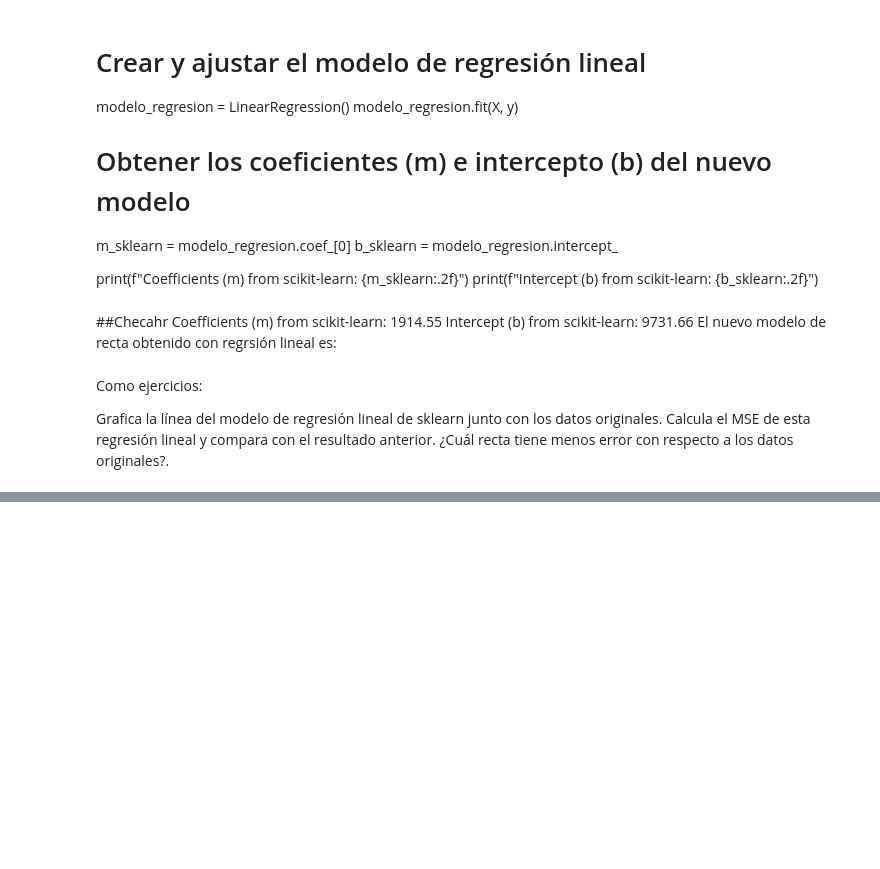
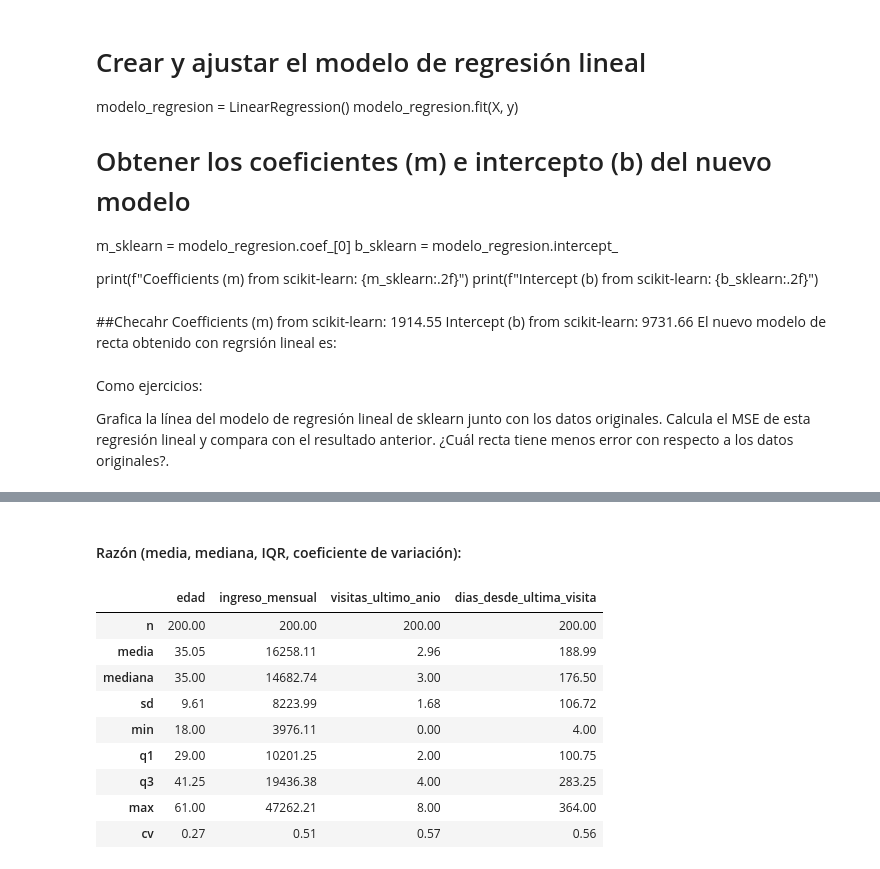
Before and after one commit to 3dgarxx3/Mineria_Datos, a Jupyter notebook: Libreta1.ipynb, the cells around one changed output, grey strips where cells are left out. Drawn from its saved outputs; the diff is of its cells as text; code cells hidden in the pictures; blank space fills up the shorter version.

```diff
--- a/Libreta1.ipynb
+++ b/Libreta1.ipynb
@@ -776,0 +819,20 @@ Calcula el MSE de esta regresión lineal y compara con el resultado anterior.
+# %%
+# Nominal → category (sin orden)
+df["genero"] = df["genero"].astype("category")
+df["ciudad"] = df["ciudad"].astype("category")
+
+# Ordinal → category con orden
+segmento_cat = pd.CategoricalDtype(categories=["Estándar", "Oro", "Platino"], ordered=True) #Es categorico pero es ordinal
+df["segmento"] = df["segmento"].astype(segmento_cat)
+
+satisfaccion_cat = pd.CategoricalDtype(categories=[1,2,3,4,5], ordered=True)
+df["satisfaccion"] = df["satisfaccion"].astype(satisfaccion_cat)
+
+# Intervalo / Razón → numérico (ya están), pero verifica:
+df["temperatura_sala"] = pd.to_numeric(df["temperatura_sala"])
+df["edad"] = pd.to_numeric(df["edad"])
+df["ingreso_mensual"] = pd.to_numeric(df["ingreso_mensual"])
+df["visitas_ultimo_anio"] = pd.to_numeric(df["visitas_ultimo_anio"])
+
+# Derivada útil: días desde última visita (razón)
+df["dias_desde_ultima_visita"] = (pd.to_datetime("2025-12-31") - df["fecha_ultima_visita"]).dt.days
@@ -776,0 +888,34 @@ Calcula el MSE de esta regresión lineal y compara con el resultado anterior.
+# %% [markdown]
+#### Razón (media, mediana, IQR, coeficiente de variación):
+# %%
+def resumen_razon(s):
+    return pd.Series({
+    "n": s.count(),
+    "media": s.mean(),
+    "mediana": s.median(),
+    "sd": s.std(),
+    "min": s.min(),
+    "q1": s.quantile(0.25),
+    "q3": s.quantile(0.75),
+    "max": s.max(),
+    "cv": s.std()/s.mean() if s.mean()!=0 else np.nan
+    }).round(2)
+
+razon_stats = pd.concat({
+    "edad": resumen_razon(df["edad"]),
+    "ingreso_mensual": resumen_razon(df["ingreso_mensual"]),
+    "visitas_ultimo_anio": resumen_razon(df["visitas_ultimo_anio"]),
+    "dias_desde_ultima_visita": resumen_razon(df["dias_desde_ultima_visita"])
+    }, axis=1)
+razon_stats
+# %% [output]
+|  | edad | ingreso_mensual | visitas_ultimo_anio | dias_desde_ultima_visita |
+| n | 200.00 | 200.00 | 200.00 | 200.00 |
+| media | 35.05 | 16258.11 | 2.96 | 188.99 |
+| mediana | 35.00 | 14682.74 | 3.00 | 176.50 |
+| sd | 9.61 | 8223.99 | 1.68 | 106.72 |
+| min | 18.00 | 3976.11 | 0.00 | 4.00 |
+| q1 | 29.00 | 10201.25 | 2.00 | 100.75 |
+| q3 | 41.25 | 19436.38 | 4.00 | 283.25 |
+| max | 61.00 | 47262.21 | 8.00 | 364.00 |
+| cv | 0.27 | 0.51 | 0.57 | 0.56 |
```
Also changed, not shown: parts of 14 cells of this notebook.
